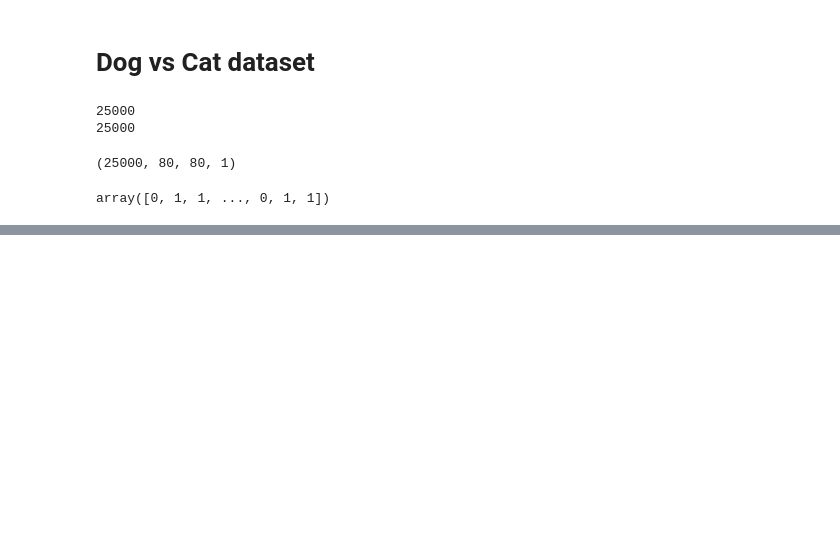
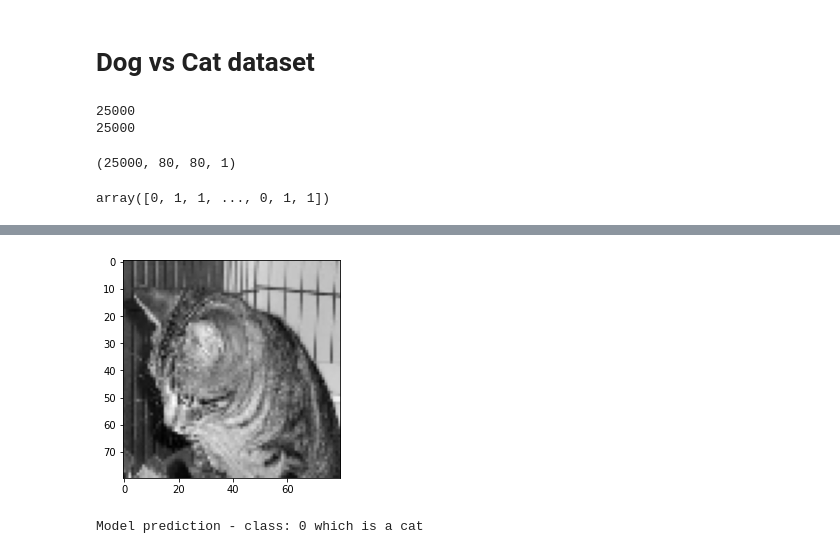
Before and after one commit to dhwanipatel14/Comp-4340-FinalProject, a Jupyter notebook: dataset.ipynb, the cells around one changed output, grey strips where cells are left out. Saved outputs shown, nothing was run; the diff lists cells and outputs as text; code cells hidden in the pictures; blank space fills up the shorter version.

```diff
--- a/dataset.ipynb
+++ b/dataset.ipynb
@@ -62,0 +138,12 @@ array([0, 1, 1, ..., 0, 1, 1])
+# %%
+test_data = []
+test_data_image = []
+test_dataset = "/content/test1"
+files = os.listdir(test_dataset)
+
+for f in files:
+  id = f.split(".")[0]
+  filepath = test_dataset + "/" + f
+  data = imageio.imread(filepath, as_gray = True)     # read the specified image (in greyscale)
+  data_arr = cv2.resize(data, dsize = (80, 80))       # resize the image to 90x90
+  test_data_image.append(data_arr)
@@ -62,0 +162,6 @@ array([0, 1, 1, ..., 0, 1, 1])
+# %%
+predictions = model.predict(test_data)
+
+classes = []
+for p in predictions:
+  classes.append(round(p[0]))
@@ -62,0 +170,16 @@ array([0, 1, 1, ..., 0, 1, 1])
+# %%
+import random
+import matplotlib.pyplot as plt
+
+size = len(test_data_image)
+
+image = random.randint(0, size)
+plt.imshow(test_data_image[image], cmap="gray")
+plt.show()
+
+model_prediction = int(classes[image])
+
+print("Model prediction - class:", model_prediction, "which is a", labels[model_prediction])
+# %% [output]
+[figure, added]
+Model prediction - class: 0 which is a cat
```
Also changed, not shown: parts of 6 cells of this notebook.
